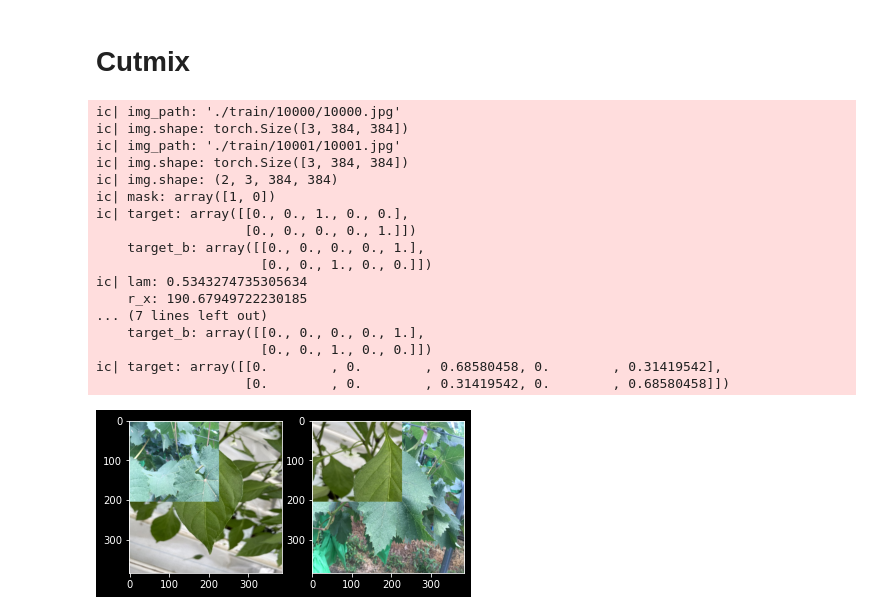
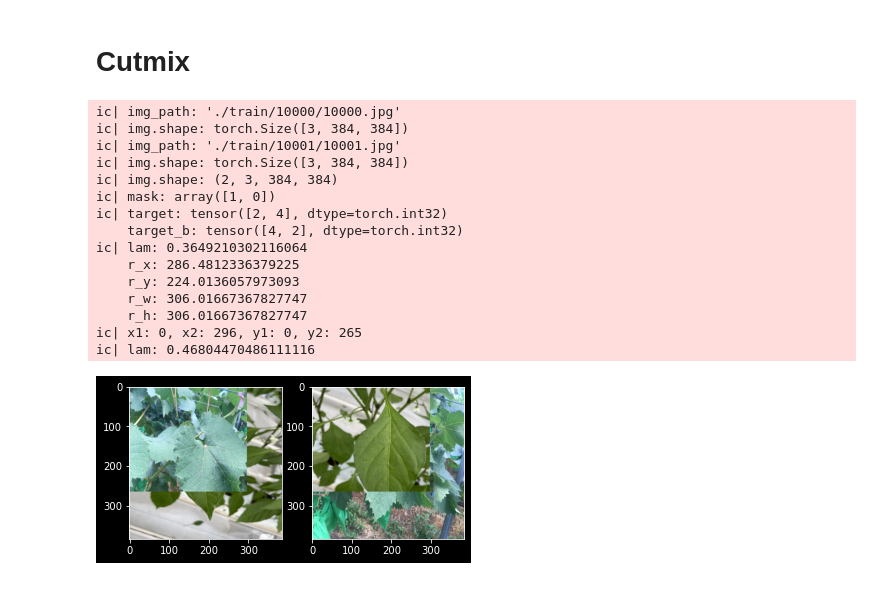
Before and after one commit to loggerJK/DACON-LG-crop_disease_recognition, a Jupyter notebook: Image Augmentation Test.ipynb, the cells around one changed output. Saved outputs shown, nothing was run; the diff lists cells and outputs as text; code cells hidden in the pictures.

Commit message:
cutmix

```diff
--- a/Image Augmentation Test.ipynb
+++ b/Image Augmentation Test.ipynb
@@ -148,7 +148,7 @@ def one_hot_encode(target, num_class):
 
     return result
 # %%
-def cutmix(img, target):
+def cutmix_onehot(img, target):
     """
     img : (bs, C, H, W)
     target
@@ -191,4 +191,4 @@ def cutmix(img, target):
 
     ic(lam, target, target_b)
     target = lam * target + (1-lam) * target_b
-    return img, target
+    return img, target, lam
@@ -195,7 +238,6 @@ def cutmix(img, target):
 # %%
 jpgs = sorted(glob('./train/*/*.jpg'))
-target = (2, 4)
-target = one_hot_encode(target, 5)
+target = torch.Tensor([2,4]).int()
 
 # Augmentations
 Resize_tensor = A.Compose([
@@ -203,44 +245,42 @@ Resize_tensor = A.Compose([
     ToTensorV2(),
 ], p=1.)
 
 Resize = A.Compose([
     A.Resize(384, 384),
 ], p=1.)
 
 img_list = []
 for img_path in jpgs:
     ic(img_path)
     img = cv2.imread(img_path)
     img = cv2.cvtColor(img, cv2.COLOR_BGR2RGB)
     img = Resize_tensor(image=img)['image']
     ic(img.shape)
     img_list.append(img)
 
 batch_imgs = np.stack(img_list, axis = 0)
 
-img, target = cutmix(batch_imgs, target)
+img, target_b, lam = cutmix(batch_imgs, target)
+ic(lam)
 
 fig, axes = plt.subplots(1,2)
-ic(target)
 for i, ax in enumerate(axes.flatten()):
     # ax.imshow(img[i].transpose(1,2,0))
     ax.imshow(rearrange(img[i], 'c h w -> h w c'))
 # %% [output]
 ic| img_path: './train/10000/10000.jpg'
 ic| img.shape: torch.Size([3, 384, 384])
 ic| img_path: './train/10001/10001.jpg'
 ic| img.shape: torch.Size([3, 384, 384])
 ic| img.shape: (2, 3, 384, 384)
 ic| mask: array([1, 0])
-ic| target: array([[0., 0., 1., 0., 0.],
-                   [0., 0., 0., 0., 1.]])
-    target_b: array([[0., 0., 0., 0., 1.],
-                     [0., 0., 1., 0., 0.]])
-ic| lam: 0.5343274735305634
-    r_x: 190.67949722230185
-... (7 lines left out)
-    target_b: array([[0., 0., 0., 0., 1.],
-                     [0., 0., 1., 0., 0.]])
-ic| target: array([[0.        , 0.        , 0.68580458, 0.        , 0.31419542],
-                   [0.        , 0.        , 0.31419542, 0.        , 0.68580458]])
+ic| target: tensor([2, 4], dtype=torch.int32)
+    target_b: tensor([4, 2], dtype=torch.int32)
+ic| lam: 0.3649210302116064
+    r_x: 286.4812336379225
+    r_y: 224.0136057973093
+    r_w: 306.01667367827747
+    r_h: 306.01667367827747
+ic| x1: 0, x2: 296, y1: 0, y2: 265
+ic| lam: 0.46804470486111116
-[figure, old version]
+[figure, new version]
```
Also changed, not shown: parts of 1 cell of this notebook, 2 other files.
